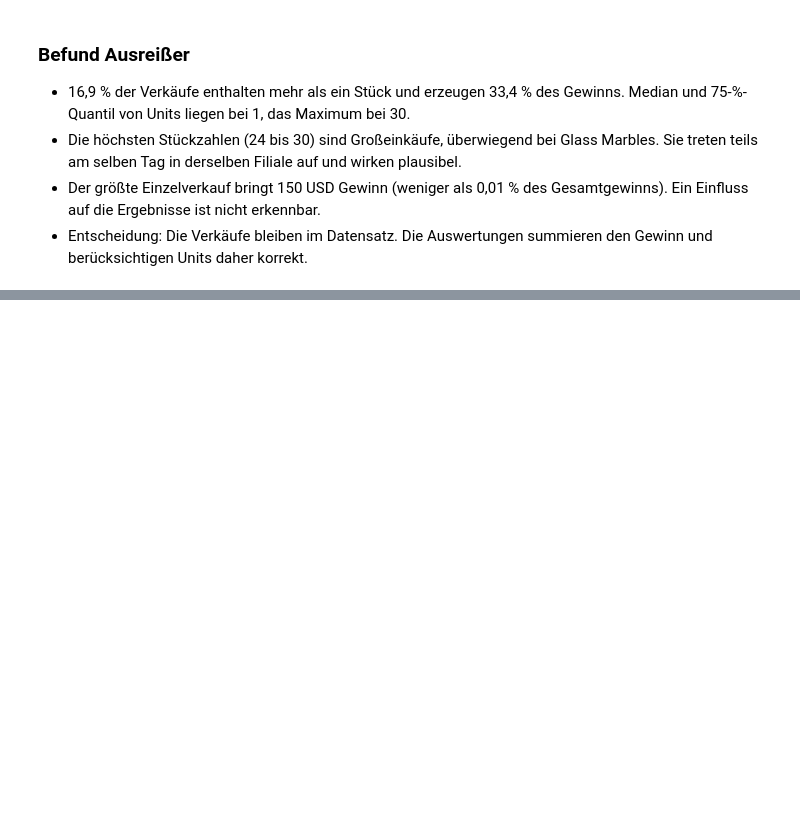
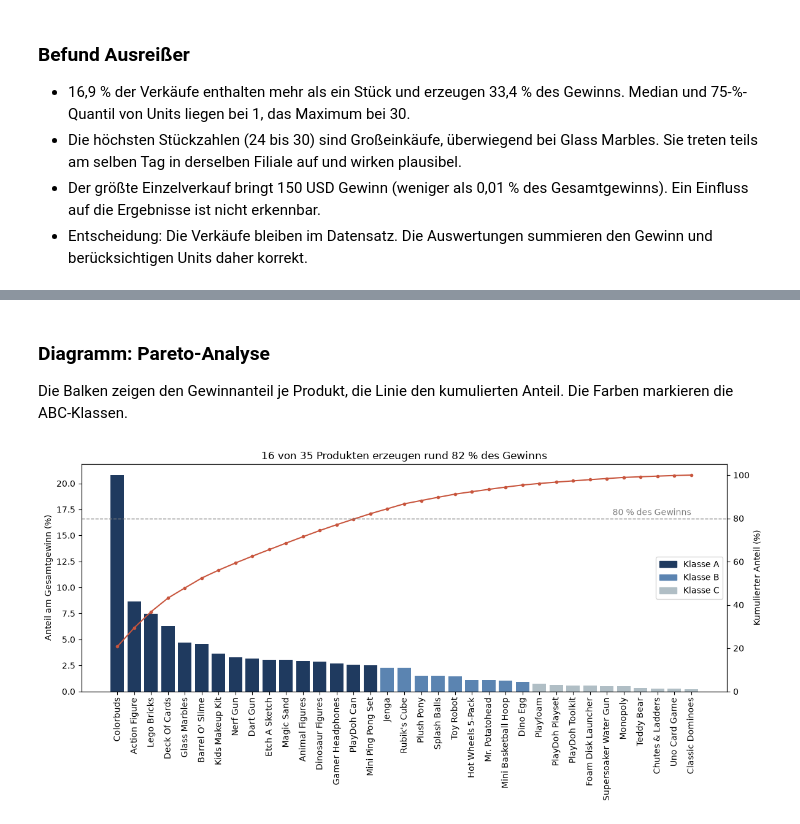
Before and after one commit to chrishorvath8595/maven_toys_profitability, a Jupyter notebook: notebooks/03_daten_analysieren.ipynb, the cells around one changed output, grey strips where cells are left out. Saved outputs shown, nothing was run; the diff lists cells and outputs as text; code cells hidden in the pictures; blank space fills up the shorter version.

Commit message:
Pareto-Diagramm der ABC-Analyse

```diff
--- a/notebooks/03_daten_analysieren.ipynb
+++ b/notebooks/03_daten_analysieren.ipynb
@@ -680,0 +681,33 @@ Name: Units, dtype: float64
+# %% [markdown]
+### Diagramm: Pareto-Analyse
+Die Balken zeigen den Gewinnanteil je Produkt, die Linie den kumulierten Anteil. Die Farben markieren die ABC-Klassen.
+# %%
+from pathlib import Path
+
+from matplotlib.patches import Patch
+
+Path("../docs/figures").mkdir(parents=True, exist_ok=True)
+
+class_colors = {"A": "#1F3A5F", "B": "#5B84B1", "C": "#B0BEC5"}
+bar_colors = product_profit["ABC_Class"].astype(str).map(class_colors).tolist()
+
+fig, ax1 = plt.subplots(figsize=(12, 6))
+ax1.bar(product_profit["Product_Name"], product_profit["Share_Pct"], color=bar_colors)
+ax1.set_ylabel("Anteil am Gesamtgewinn (%)")
+ax1.tick_params(axis="x", rotation=90)
+
+ax2 = ax1.twinx()
+ax2.plot(product_profit["Product_Name"], product_profit["Cumulative_Pct"],
+         color="#C8553D", marker="o", markersize=3)
+ax2.axhline(80, color="grey", linestyle="--", linewidth=1)
+ax2.text(len(product_profit) - 1, 81.5, "80 % des Gewinns", ha="right", color="grey")
+ax2.set_ylabel("Kumulierter Anteil (%)")
+ax2.set_ylim(0, 105)
+
+ax1.legend(handles=[Patch(color=c, label=f"Klasse {k}") for k, c in class_colors.items()], loc="center right")
+ax1.set_title("16 von 35 Produkten erzeugen rund 82 % des Gewinns")
+plt.tight_layout()
+plt.savefig("../docs/figures/pareto_abc.png", dpi=150)
+plt.show()
+# %% [output]
+[figure, added]
```
Also changed, not shown: parts of 2 cells of this notebook, 1 other file.
